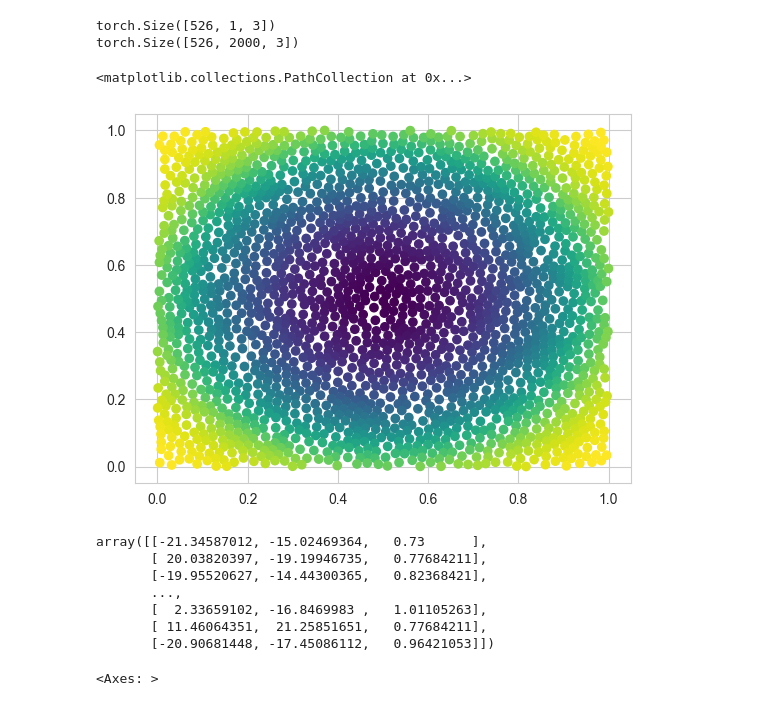
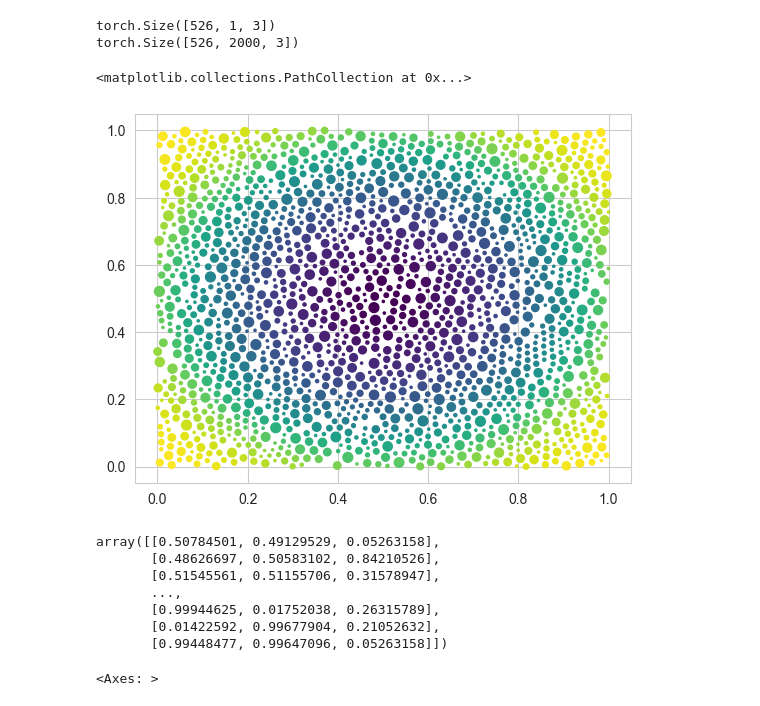
Before and after one commit to Veikko-Saikkonen/hard-spheres, a Jupyter notebook: Notebooks/HardSpheres_v1.ipynb, the cells around one changed output. Cells and saved outputs as stored; diff of their text form; code cells hidden in the pictures.

```diff
--- a/Notebooks/HardSpheres_v1.ipynb
+++ b/Notebooks/HardSpheres_v1.ipynb
@@ -151,20 +151,20 @@ print(dataset[:][1].shape)
 torch.Size([526, 1, 3])
 torch.Size([526, 2000, 3])
 # %%
-plt.scatter(x=dataset[2][1][:,0], y=dataset[2][1][:,1], c=list(range(len(dataset[2][1]))))
+plt.scatter(x=dataset[2][1][:,0], y=dataset[2][1][:,1], s=50*dataset[2][1][:,2], c=list(range(len(dataset[2][1]))))
 # %% [output]
 <matplotlib.collections.PathCollection at 0x...>
-[figure, old version]
+[figure, new version]
 # %%
-dataframe.query("sample=='sample-245'")[["x","y","r"]].values
+dataframe_scaled_ordered.query("sample=='sample-245'")[["x","y","r"]].values
 # %% [output]
-array([[-21.34587012, -15.02469364,   0.73      ],
-       [ 20.03820397, -19.19946735,   0.77684211],
-       [-19.95520627, -14.44300365,   0.82368421],
+array([[0.50784501, 0.49129529, 0.05263158],
+       [0.48626697, 0.50583102, 0.84210526],
+       [0.51545561, 0.51155706, 0.31578947],
        ...,
-       [  2.33659102, -16.8469983 ,   1.01105263],
-       [ 11.46064351,  21.25851651,   0.77684211],
-       [-20.90681448, -17.45086112,   0.96421053]])
+       [0.99944625, 0.01752038, 0.26315789],
+       [0.01422592, 0.99677904, 0.21052632],
+       [0.99448477, 0.99647096, 0.05263158]])
 # %%
 # Create a function that visualizes the point cloud
 
```
Also changed, not shown: parts of 19 cells of this notebook, 3 other files.
